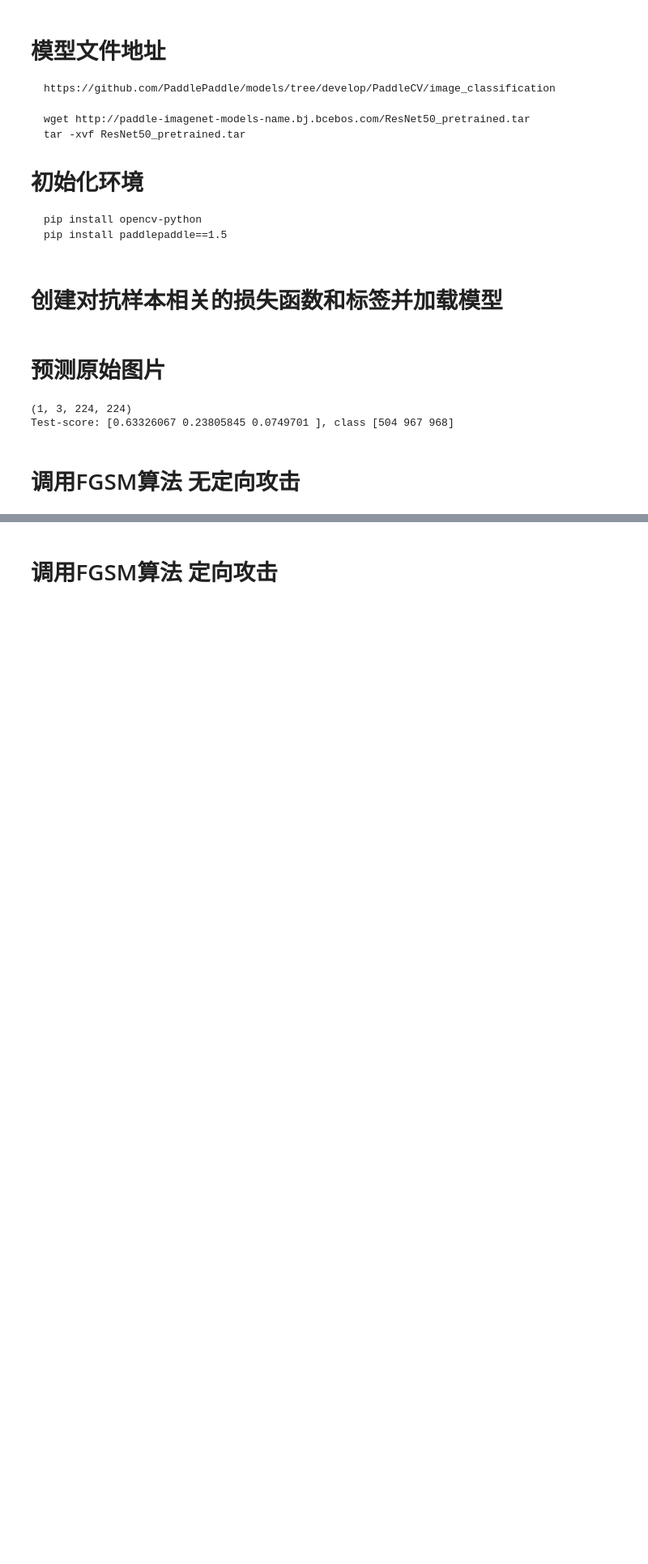
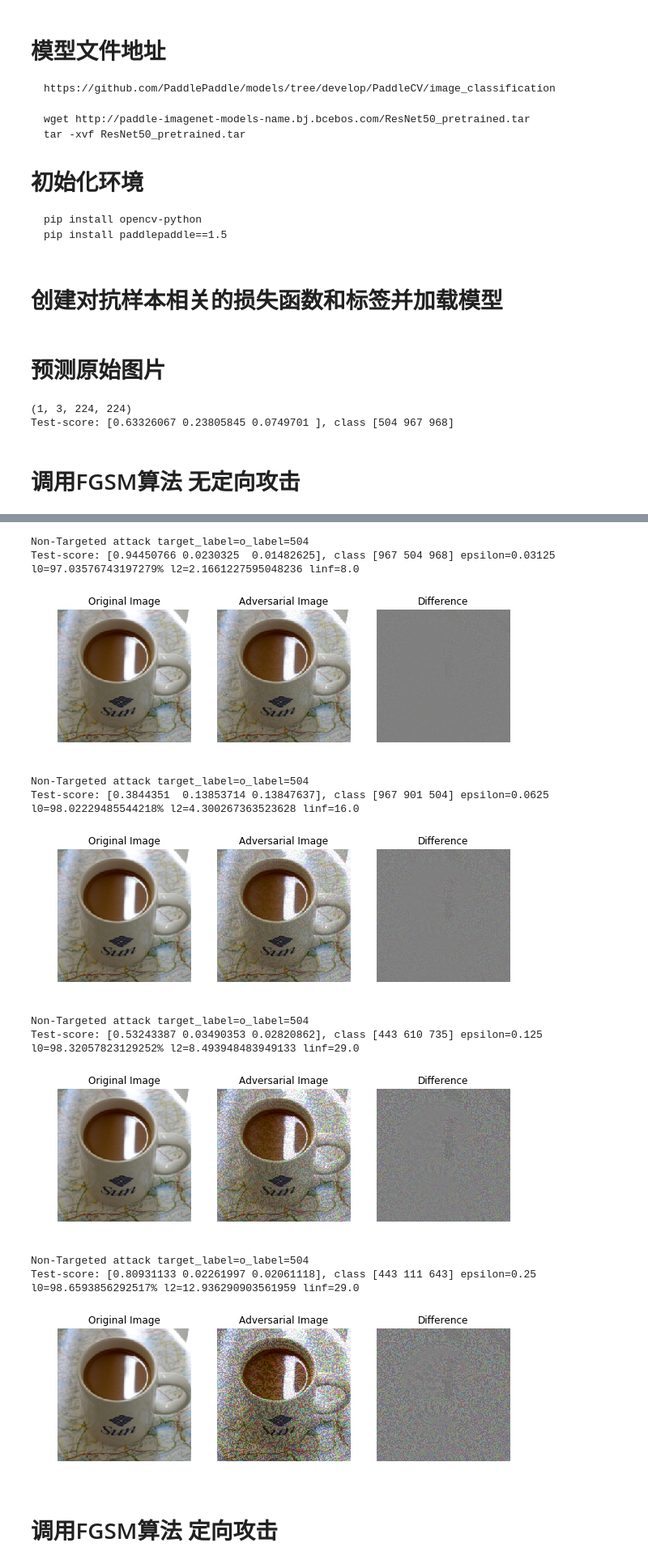
Before and after one commit to advboxes/AdvBox, a Jupyter notebook: sdk_demo.ipynb, the cells around one changed output, grey strips where cells are left out. Shown at 81% size. Cells and saved outputs as stored; diff of their text form; code cells hidden in the pictures; blank space fills up the shorter version.

```diff
--- a/sdk_demo.ipynb
+++ b/sdk_demo.ipynb
@@ -115,7 +115,7 @@ img=process_img(img_path)
 #生成对抗样本
 #step_size控制了扰动的大小
 adv=FGSM(adv_program=adv_program,eval_program=eval_program,gradients=gradients,o=img,
-         input_layer=input_layer,output_layer=out,step_size=64.0/256.0,isTarget=False,target_label=0)
+         input_layer=input_layer,output_layer=out,step_size=64.0/256.0,epsilon=16.0/256,isTarget=False,target_label=0)
 
 
 result = exe.run(eval_program,
@@ -139,3 +141,45 @@ l0=99.09319196428571% l2=7.159839897615274 linf=15.0
+# %%
+img_path = "mug227.png"
+img=process_img(img_path)
+
+for epsilon in [8.0/256,16.0/256,32.0/256,64.0/256]:
+
+    #生成对抗样本
+    #step_size控制了扰动的大小
+    adv=FGSM(adv_program=adv_program,eval_program=eval_program,gradients=gradients,o=img,
+             input_layer=input_layer,output_layer=out,step_size=128.0/256.0,epsilon=epsilon,isTarget=False,target_label=0)
+
+
+    result = exe.run(eval_program,
+                     fetch_list=fetch_list,
+                     feed={ 'image':adv })
+    result = result[0][0]
+
+    pred_label = np.argsort(result)[::-1][:TOPK]
+
+    print("Test-score: {0}, class {1} epsilon={2}".format(result[pred_label], pred_label,epsilon))
+    sys.stdout.flush()
+
+    adv_img=tensor2img(adv)
+
+    show_images_diff(o_img,adv_img)
+# %% [output]
+Non-Targeted attack target_label=o_label=504
+Test-score: [0.94450766 0.0230325  0.01482625], class [967 504 968] epsilon=0.03125
+l0=97.03576743197279% l2=2.1661227595048236 linf=8.0
+[figure, added]
+Non-Targeted attack target_label=o_label=504
+Test-score: [0.3844351  0.13853714 0.13847637], class [967 901 504] epsilon=0.0625
+l0=98.02229485544218% l2=4.300267363523628 linf=16.0
+[figure, added]
+Non-Targeted attack target_label=o_label=504
+Test-score: [0.53243387 0.03490353 0.02820862], class [443 610 735] epsilon=0.125
+l0=98.32057823129252% l2=8.493948483949133 linf=29.0
+[figure, added]
+Non-Targeted attack target_label=o_label=504
+Test-score: [0.80931133 0.02261997 0.02061118], class [443 111 643] epsilon=0.25
+l0=98.6593856292517% l2=12.936290903561959 linf=29.0
+[figure, added]
 # %% [markdown]
 # 调用FGSM算法 定向攻击
 # %%
```
Also changed, not shown: parts of 7 cells of this notebook, 2 other files.
